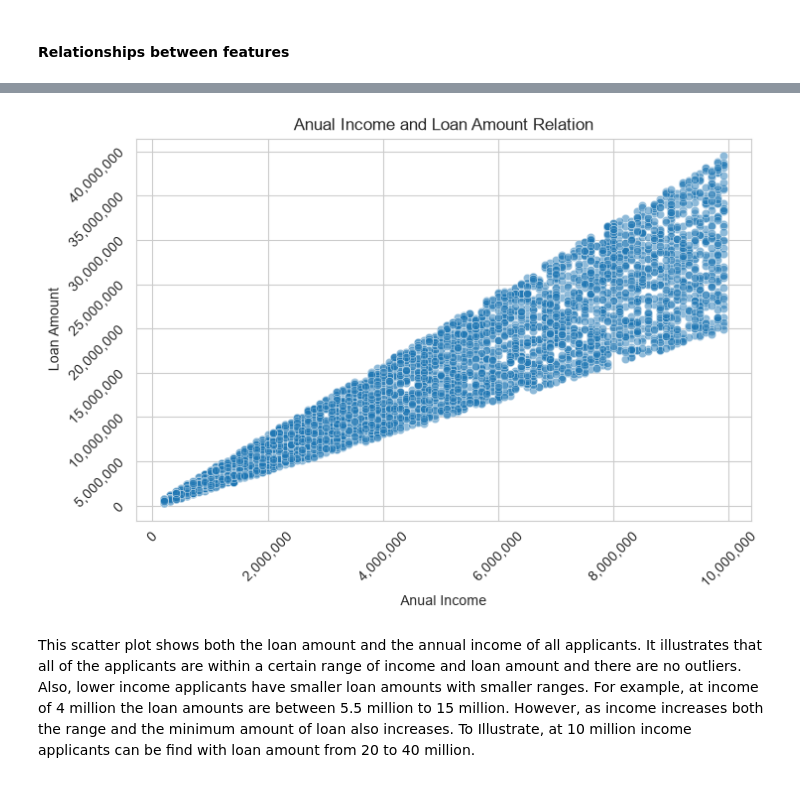
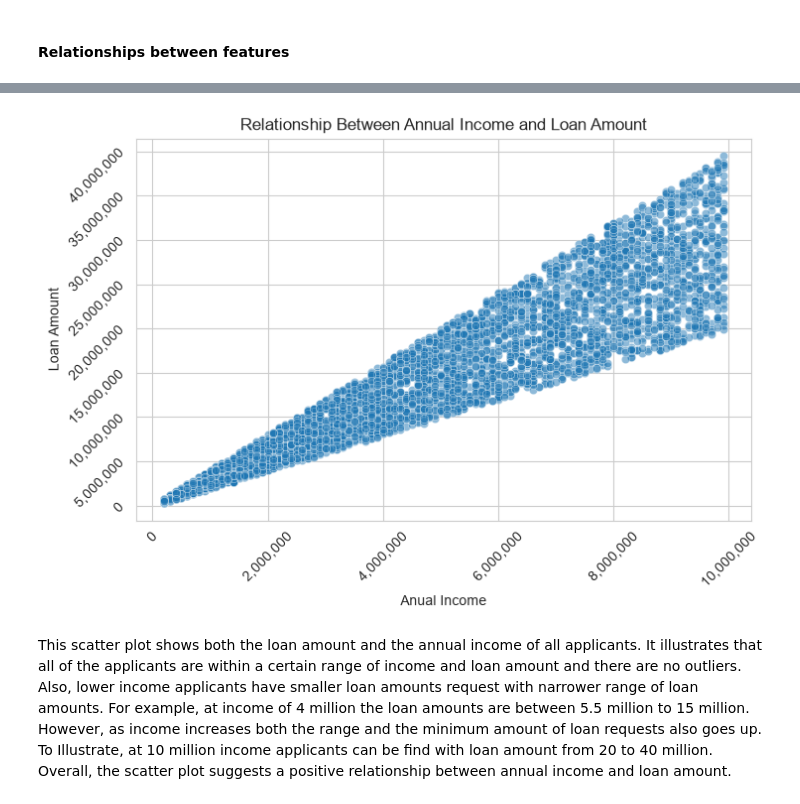
Before and after one commit to adi-afra/Loan-approval-prediction, a Jupyter notebook: notebooks/notebook.ipynb, the cells around one changed output, grey strips where cells are left out. Drawn from its saved outputs; the diff is of its cells as text; code cells hidden in the pictures.

```diff
--- a/notebooks/notebook.ipynb
+++ b/notebooks/notebook.ipynb
@@ -266,25 +259,25 @@ df.head()
 # %%
 plt.figure(figsize=(8,5))
 
 ax = sns.scatterplot(data=df, x="income_annum", y='loan_amount',alpha= 0.5)
 
 ax.xaxis.set_major_formatter(ticker.StrMethodFormatter('{x:,.0f}'))
 plt.xticks(rotation=45)
 ax.yaxis.set_major_formatter(ticker.StrMethodFormatter('{x:,.0f}'))
 plt.yticks(rotation=45)
 
 plt.xlabel("Anual Income")
 plt.ylabel("Loan Amount")
 
-plt.title("Annual Income and Loan Amount Relation")
+plt.title("Relationship Between Annual Income and Loan Amount")
 
 
 
 plt.show()
 # %% [output]
-[figure, old version]
+[figure, new version]
 # %% [markdown]
-This scatter plot shows both the loan amount and the annual income of all applicants. It illustrates that all of the applicants are within a certain range of income and loan amount and there are no outliers. Also, lower income applicants have smaller loan amounts with smaller ranges. For example, at income of 4 million the loan amounts are between 5.5 million to 15 million. However, as income increases both the range and the minimum amount of loan also increases. To Illustrate, at 10 million income applicants can be find with loan amount from 20 to 40 million.
+This scatter plot shows both the loan amount and the annual income of all applicants. It illustrates that all of the applicants are within a certain range of income and loan amount and there are no outliers. Also, lower income applicants have smaller loan amounts request with narrower range of loan amounts. For example, at income of 4 million the loan amounts are between 5.5 million to 15 million. However, as income increases both the range and the minimum amount of loan requests also goes up. To Illustrate, at 10 million income applicants can be find with loan amount from 20 to 40 million. Overall, the scatter plot suggests a positive relationship between annual income and loan amount.
 # %%
 plt.figure(figsize=(8,5))
 
```
Also changed, not shown: parts of 41 cells of this notebook.
